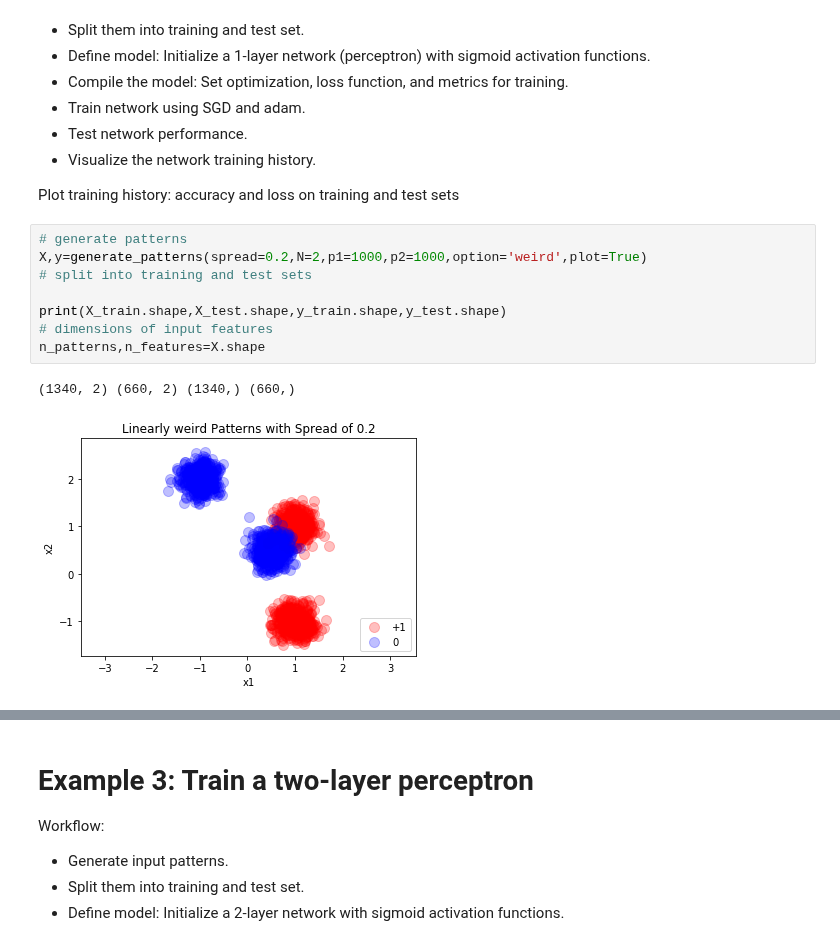
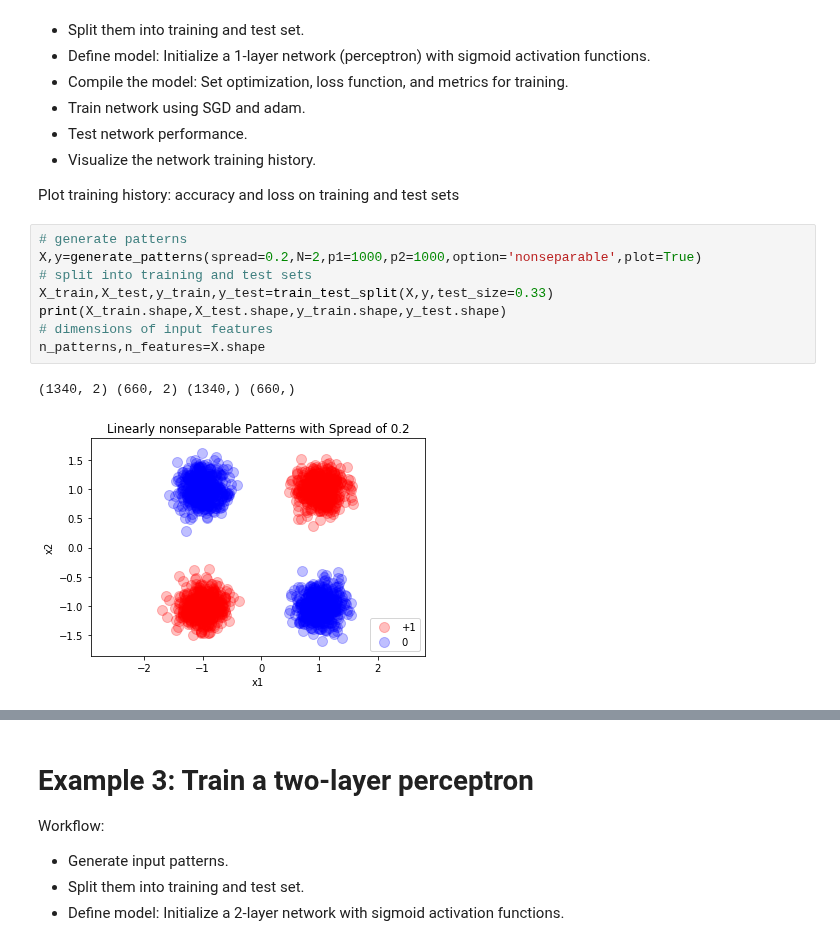
Before and after one commit to mazzulab/AppliedMathNotebooks, a Jupyter notebook: tf_XOR_2L_perceptron0_updated.ipynb, the cells around one changed output, grey strips where cells are left out. Drawn from its saved outputs; the diff is of its cells as text.

```diff
--- a/tf_XOR_2L_perceptron0_updated.ipynb
+++ b/tf_XOR_2L_perceptron0_updated.ipynb
@@ -146,13 +146,13 @@ Workflow:
 Plot training history: accuracy and loss on training and test sets
 # %%
 # generate patterns
-X,y=generate_patterns(spread=0.2,N=2,p1=1000,p2=1000,option='weird',plot=True)
+X,y=generate_patterns(spread=0.2,N=2,p1=1000,p2=1000,option='nonseparable',plot=True)
 # split into training and test sets
-
+X_train,X_test,y_train,y_test=train_test_split(X,y,test_size=0.33)
 print(X_train.shape,X_test.shape,y_train.shape,y_test.shape)
 # dimensions of input features
 n_patterns,n_features=X.shape
 # %% [output]
 (1340, 2) (660, 2) (1340,) (660,)
-[figure, old version]
+[figure, new version]
 # %%
```
Also changed, not shown: parts of 5 cells of this notebook, 1 other file.
